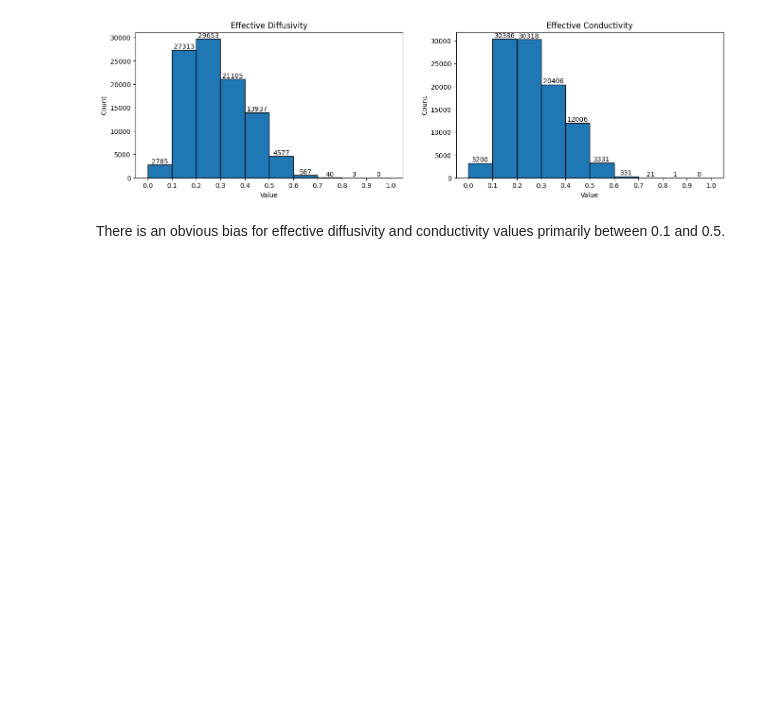
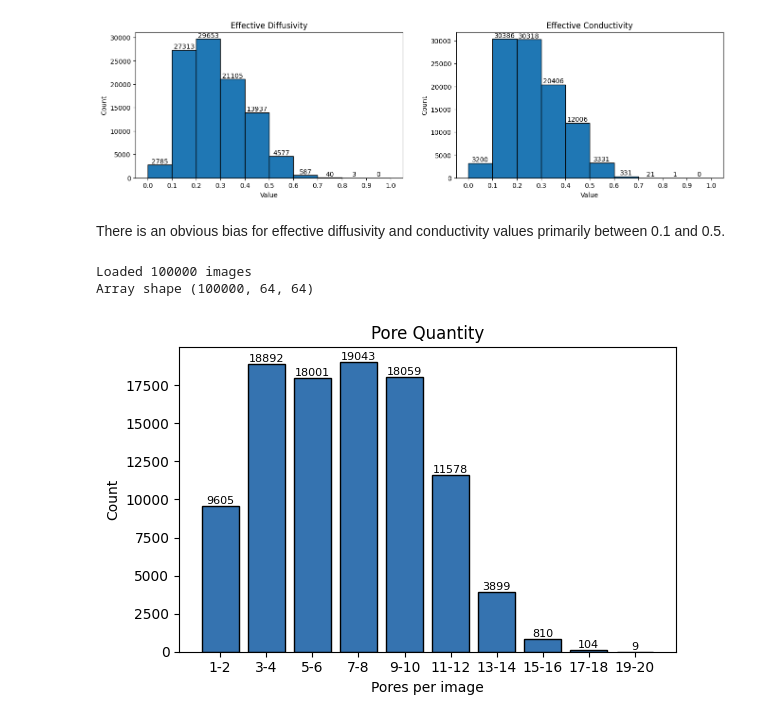
Before and after one commit to samkenzie/predicting-electrode-transport-properties, a Jupyter notebook: Dataset_Breakdown.ipynb, the cells around one changed output. Drawn from its saved outputs; the diff is of its cells as text; code cells hidden in the pictures; blank space fills up the shorter version.

```diff
--- a/Dataset_Breakdown.ipynb
+++ b/Dataset_Breakdown.ipynb
@@ -44,3 +46,36 @@ for ax, data, title in zip(axes, [eff_diff, eff_cond], ["Effective Diffusivity",
 [figure]
 # %% [markdown]
 There is an obvious bias for effective diffusivity and conductivity values primarily between 0.1 and 0.5.
+# %%
+#4. Import image data
+img_ids, img_pixels = [], []
+for path in glob.glob("/content/images/64/*.tif"):
+    img_ids.append(int(Path(path).stem)) #123.tif -> 123
+    img_pixels.append(np.asarray(Image.open(path)))
+
+img_ids = np.array(img_ids)
+img_pixels = np.stack(img_pixels) #Expected (100000, 64, 64)
+
+print(f"Loaded {len(img_ids)} images")
+print(f"Array shape {img_pixels.shape}")
+# %% [output]
+Loaded 100000 images
+Array shape (100000, 64, 64)
+# %%
+counts = np.array([ndimage.label(img == 0)[1] for img in img_pixels]) #Count pores per image (connected components)
+
+#Split into 1-2, 3-4, ..., 19-20
+edges = np.arange(0.5, 21, 2) #Edges split
+hist, _ = np.histogram(counts, bins=edges)
+labels = [f"{i}-{i+1}" for i in range(1, 20, 2)]
+
+fig, ax = plt.subplots(figsize=(6, 4))
+bars = ax.bar(labels, hist, color="#3573b0", edgecolor="black")
+ax.bar_label(bars, fontsize=8)
+ax.set_xlabel("Pores per image")
+ax.set_ylabel("Count")
+ax.set_title("Pore Quantity")
+plt.tight_layout()
+plt.show()
+# %% [output]
+[figure, added]
```
Also changed, not shown: parts of 2 cells of this notebook.
